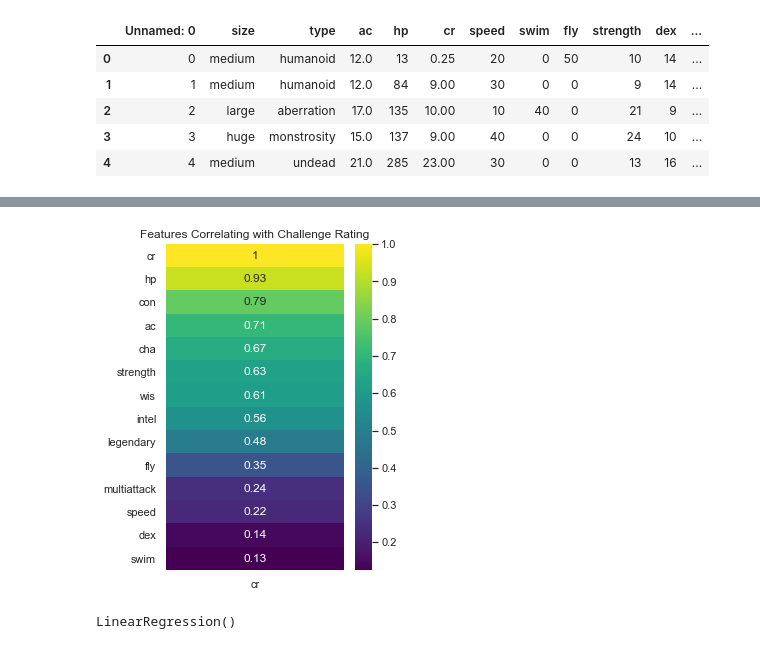
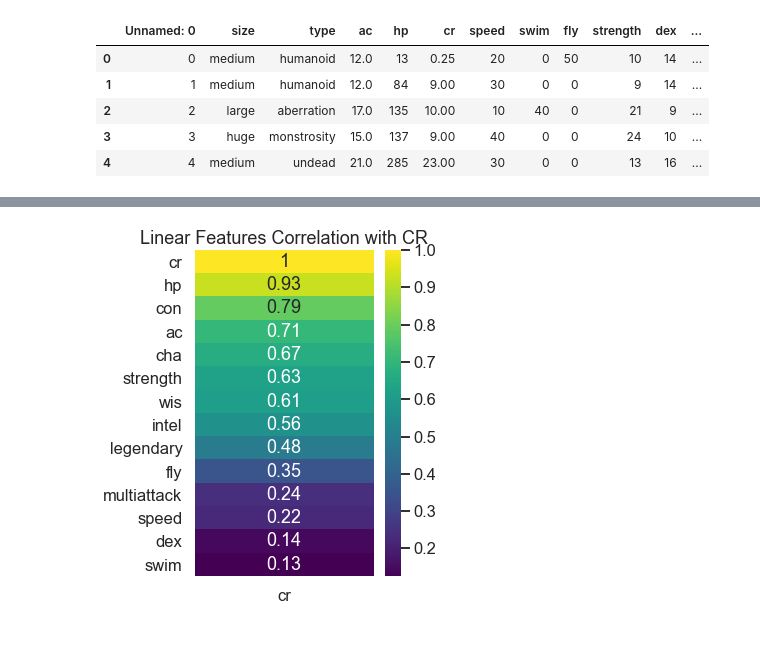
Before and after one commit to MossyJossy/Capstone-DnD-Monsters, a Jupyter notebook: code/Regression Modelling.ipynb, the cells around one changed output, grey strips where cells are left out. Drawn from its saved outputs; the diff is of its cells as text; code cells hidden in the pictures.

```diff
--- a/code/Regression Modelling.ipynb
+++ b/code/Regression Modelling.ipynb
@@ -5,6 +5,7 @@ import seaborn as sns
 import matplotlib.pyplot as plt
 
 sns.set_theme(color_codes=True)
+sns.set_context("talk")
 
 df = pd.read_csv('../data/Final_Monster_Data.csv')
 df.head()
@@ -56,18 +57,22 @@ test
 # %%
 CR_corr = df.corr()[['cr']].sort_values(by='cr', ascending=False)
 
 plt.figure(figsize=(4, 6))
 heatmap = sns.heatmap(CR_corr, annot=True, cmap="viridis")
-heatmap.set_title('Features Correlating with Challenge Rating');
+heatmap.set_title('Linear Features Correlation with CR'), plt.savefig('../Images/Lin_FeaturesvsCR.png', bbox_inches='tight');
 # %% [output]
-[figure, old version]
+[figure, new version]
 # %%
 from sklearn.linear_model import LinearRegression
 
 linreg = LinearRegression()
-X_train = train[['hp', 'con', 'ac', 'cha']]
+X_train = train[['hp', 'con', 'ac']]
 y_train = train['cr']
 
 linreg.fit(X_train, y_train)
+
+X_test = test[['hp', 'con', 'ac']]
+y_test = test['cr']
+
+y_train_pred = linreg.predict(X_train)
+y_test_pred = linreg.predict(X_test)
-# %% [output]
-LinearRegression()
```
Also changed, not shown: parts of 40 cells of this notebook, 21 other files.
